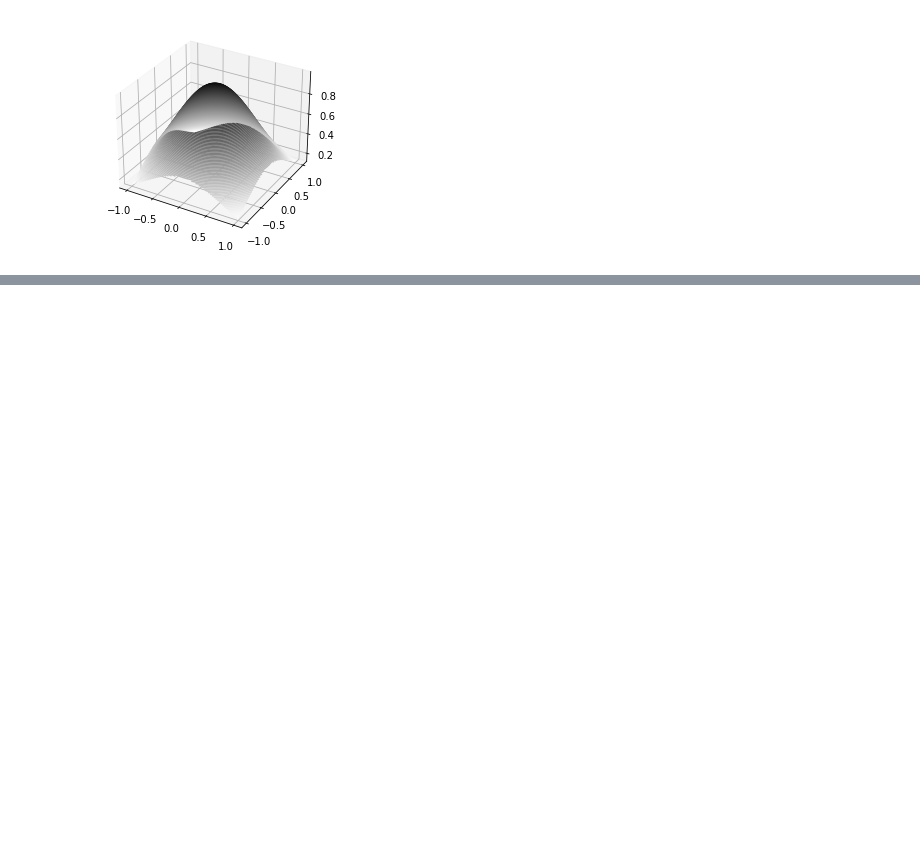
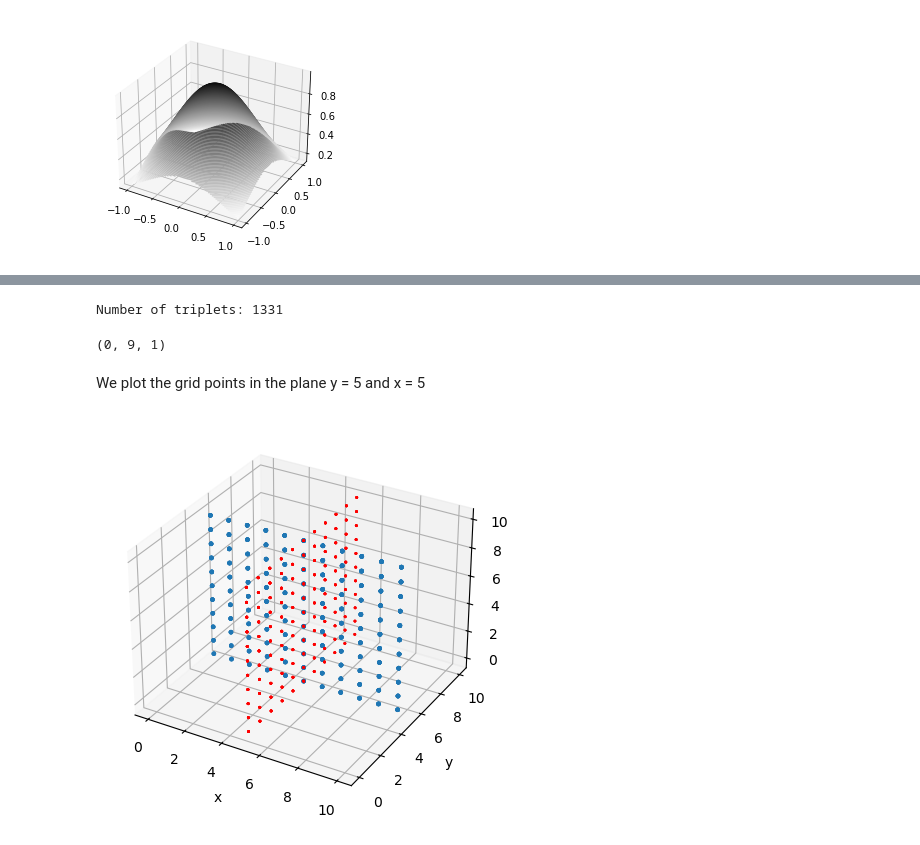
Before and after one commit to SouzaEmerson/datascience, a Jupyter notebook: python/scipy-numpy-cheat-sheet.ipynb, the cells around one changed output, grey strips where cells are left out. Saved outputs shown, nothing was run; the diff lists cells and outputs as text; code cells hidden in the pictures; blank space fills up the shorter version.

Commit message:
3D scatter plots and grids

```diff
--- a/python/scipy-numpy-cheat-sheet.ipynb
+++ b/python/scipy-numpy-cheat-sheet.ipynb
@@ -879,0 +899,30 @@ ax.contour3D(X, Y, z, 100, cmap='binary')
+# %%
+import itertools
+S = 10
+S_range = list(range(0, S + 1))
+triplets = list(itertools.product(S_range, repeat=3)) # list of (x,y,z) coordinates
+# %%
+print('Number of triplets: {:d}'.format(len(triplets)))
+# %% [output]
+Number of triplets: 1331
+# %%
+triplets[100]  # one triplet
+# %% [output]
+(0, 9, 1)
+# %%
+x = [t[0] for t in triplets]  # x coordinates
+y = [t[1] for t in triplets]  # y coordinates
+z = [t[2] for t in triplets]  # z coordinates
+# %% [markdown]
+We plot the grid points in the plane y = 5 and x = 5
+# %%
+from mpl_toolkits.mplot3d import Axes3D
+fig = plt.figure(figsize=(5, 5))
+ax = fig.add_subplot(111, projection='3d')
+ax.set_xlabel('x')
+ax.set_ylabel('y')
+ax.scatter(x, 5, z, s = 5)
+ax.scatter(5, y, z, s = 1, c='red')
+plt.show()
+# %% [output]
+[figure, added]
```
Also changed, not shown: parts of 6 cells of this notebook.
